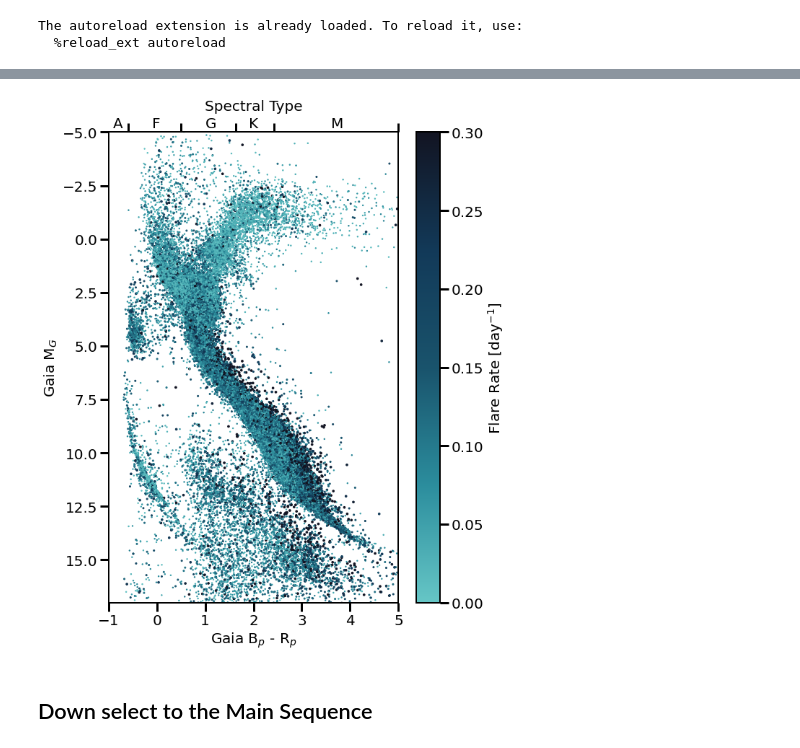
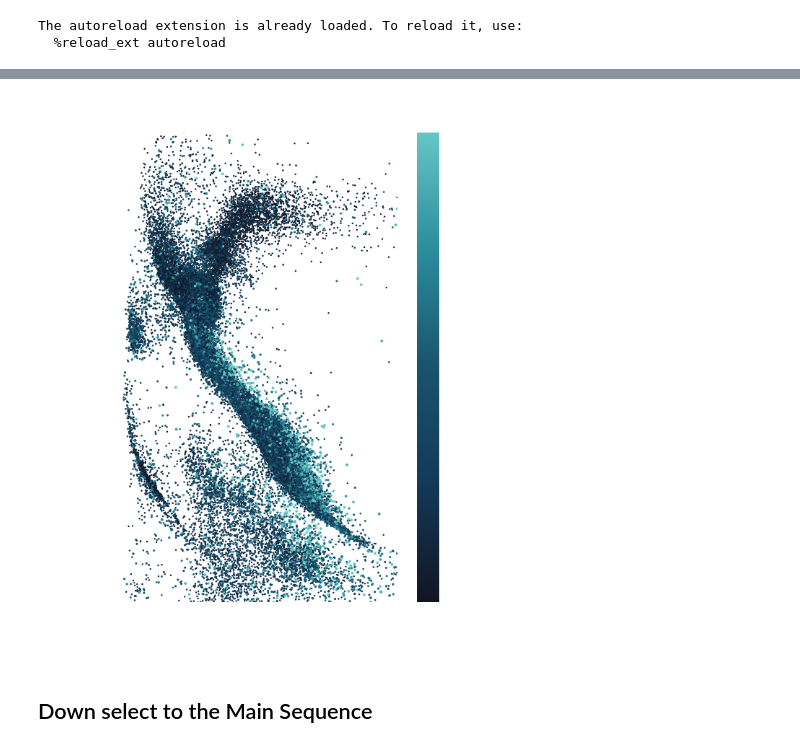
Before and after one commit to afeinstein20/flares_soc, a Jupyter notebook: notebooks/criticality_notebook.ipynb, the cells around one changed output, grey strips where cells are left out. Saved outputs shown, nothing was run; the diff lists cells and outputs as text; code cells hidden in the pictures.

```diff
--- a/notebooks/criticality_notebook.ipynb
+++ b/notebooks/criticality_notebook.ipynb
@@ -1,4 +1,5 @@
 # %%
+import os, sys
 import numpy as np
 import matplotlib.pyplot as plt
 from astropy.table import Table, Column
@@ -13,11 +14,12 @@ starbins = [0.05, 0.3, 0.5, 0.8, 1.7, 3.0]
 %load_ext autoreload
 %autoreload 2
 
-from ..selection import *
-from ..tools import *
-from ..plot import *
+sys.path.append('/Users/arcticfox/Documents/GitHub/flares_soc/scripts/')
+from selection import *
+from tools import *
+from plot import *
 
-COLOR = 'black'
+COLOR = 'k'
 
 plt.rcParams['font.size'] = 20
 plt.rcParams['text.color'] = COLOR
@@ -64,6 +70,7 @@ parulacmap = LinearSegmentedColormap.from_list('sequential', parula)
 # %%
-allflares = Table.read('all_flares_param_catalog.tab', format='csv')
-stars = Table.read('all_star_param_catalog_ruwe.tab', format='csv')
+catdir = '/Users/arcticfox/Documents/flares/criticality/'
+allflares = Table.read(os.path.join(catdir,'all_flares_param_catalog.tab'), format='csv')
+stars = Table.read(os.path.join(catdir, 'all_star_param_catalog_ruwe.tab'), format='csv')
 cmd_bprp, cmd_mg, cmd_mass, cmd_teff = read_mamajek()
 # %%
 filters = [i for i in allflares.colnames if 'passed_' in i]
@@ -96 +83,3 @@ The autoreload extension is already loaded. To reload it, use:
+# %%
+figdir = '/Users/arcticfox/Documents/GitHub/flares_soc/figures/'
 # %%
@@ -123,47 +91,53 @@ Table length=958659
 # %%
 blue = ruwe_cmap()
-halloween = flarerate_cmap()
 
 fig, ax1 = plt.subplots(figsize=(9,12), sharex=False)
-fig.set_facecolor('w')
+#fig.set_facecolor('k')
 flaresvmin=0
 flaresvmax=0.3
+
+if COLOR == 'white':
+    cmap = blue.reversed()
+else:
+    cmap = blue
+
 im = ax1.scatter(stars['bp_rp'],
                  stars['M_G'],
                  c=stars['N_flares_per_day'],
                  s=s,
                  vmin=flaresvmin,
                  vmax=flaresvmax,
-                 cmap=blue,#.reversed(),
+                 cmap=cmap,
                  zorder=3)
 fig.colorbar(im, label='Flare Rate [day$^{-1}$]')
 xticks = [-1,0,1,2,3,4,5]
 upxticks = np.array([cmd_mass[cmd_bprp>=0][0],
                      cmd_mass[cmd_bprp>=2][0],
                      cmd_mass[cmd_bprp>=4][0]])
 ax1.set_xlim(-1, 5)
 ax1.set_xticks(xticks)
 
 plt.ylim(17,-5)
 
 twinticks = [0.327, 1.21, 2.13, 2.78, 4.86]
 ax2 = ax1.twiny()
 ax2.set_xticks(twinticks)
 ax2.set_xticklabels([])
 
 types = ['A','F','G','K','M']
 xvals = [-0.9, -0.1, 1, 1.9, 3.6]
 for i in range(len(types)):
     ax1.text(y=-5.2, x=xvals[i], s=types[i])
 ax1.text(y=-6.2, x=2, s='Spectral Type', va='center', ha='center')
 
 ax1.set_xlabel('Gaia B$_p$ - R$_p$')
 ax1.set_ylabel('Gaia M$_G$')
 plt.subplots_adjust(hspace=0.1)
 ax1.set_rasterized(True)
-plt.savefig('hr.pdf', rasterize=True, bbox_inches='tight', dpi=300)
+plt.savefig(os.path.join(figdir,'hr_dark.png'), rasterize=True,
+            bbox_inches='tight', dpi=300, transparent=True)
 # %% [output]
-[figure, old version]
+[figure, new version]
 # %% [markdown]
 ## Down select to the Main Sequence
 # %%
```
Also changed, not shown: parts of 38 cells of this notebook, 5 other files.
